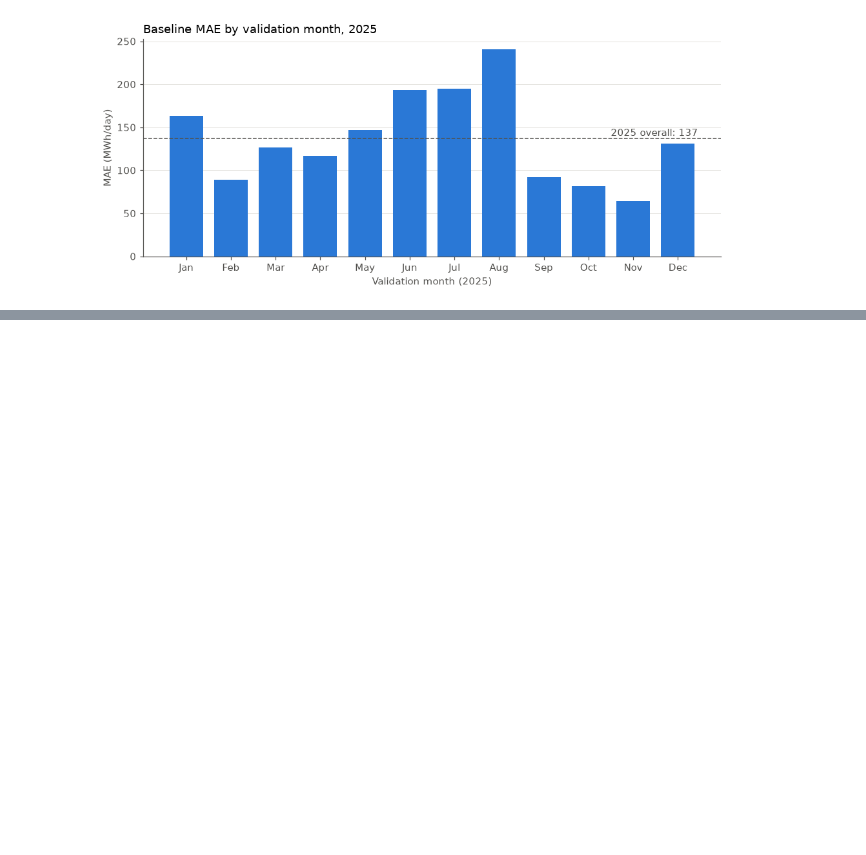
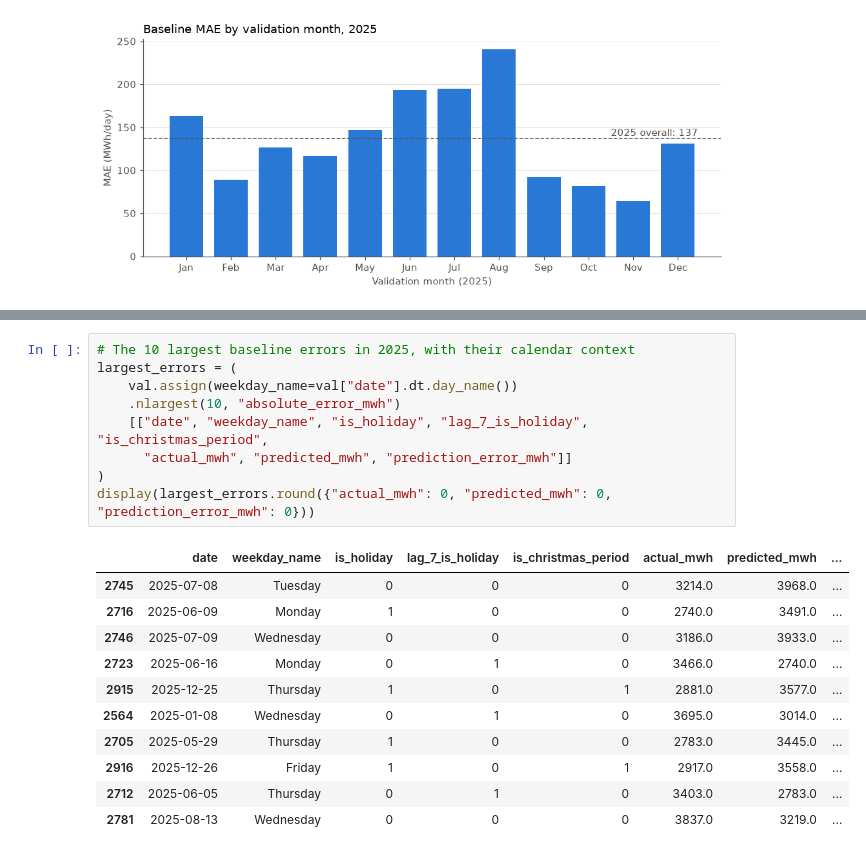
Before and after one commit to LaraMileto/DSF_forecasting_electricity_consumption_Basel, a Jupyter notebook: code/05_baselines.ipynb, the cells around one changed output, grey strips where cells are left out. Drawn from its saved outputs; the diff is of its cells as text; blank space fills up the shorter version.

```diff
--- a/code/05_baselines.ipynb
+++ b/code/05_baselines.ipynb
@@ -482,0 +547,21 @@ plt.show()
+# %%
+# The 10 largest baseline errors in 2025, with their calendar context
+largest_errors = (
+    val.assign(weekday_name=val["date"].dt.day_name())
+    .nlargest(10, "absolute_error_mwh")
+    [["date", "weekday_name", "is_holiday", "lag_7_is_holiday", "is_christmas_period",
+      "actual_mwh", "predicted_mwh", "prediction_error_mwh"]]
+)
+display(largest_errors.round({"actual_mwh": 0, "predicted_mwh": 0, "prediction_error_mwh": 0}))
+# %% [output]
+|  | date | weekday_name | is_holiday | lag_7_is_holiday | is_christmas_period | actual_mwh | predicted_mwh | ... |
+| 2745 | 2025-07-08 | Tuesday | 0 | 0 | 0 | 3214.0 | 3968.0 | ... |
+| 2716 | 2025-06-09 | Monday | 1 | 0 | 0 | 2740.0 | 3491.0 | ... |
+| 2746 | 2025-07-09 | Wednesday | 0 | 0 | 0 | 3186.0 | 3933.0 | ... |
+| 2723 | 2025-06-16 | Monday | 0 | 1 | 0 | 3466.0 | 2740.0 | ... |
+| 2915 | 2025-12-25 | Thursday | 1 | 0 | 1 | 2881.0 | 3577.0 | ... |
+| 2564 | 2025-01-08 | Wednesday | 0 | 1 | 0 | 3695.0 | 3014.0 | ... |
+| 2705 | 2025-05-29 | Thursday | 1 | 0 | 0 | 2783.0 | 3445.0 | ... |
+| 2916 | 2025-12-26 | Friday | 1 | 0 | 1 | 2917.0 | 3558.0 | ... |
+| 2712 | 2025-06-05 | Thursday | 0 | 1 | 0 | 3403.0 | 2783.0 | ... |
+| 2781 | 2025-08-13 | Wednesday | 0 | 0 | 0 | 3837.0 | 3219.0 | ... |
```
Also changed, not shown: parts of 5 cells of this notebook, 7 other files.
